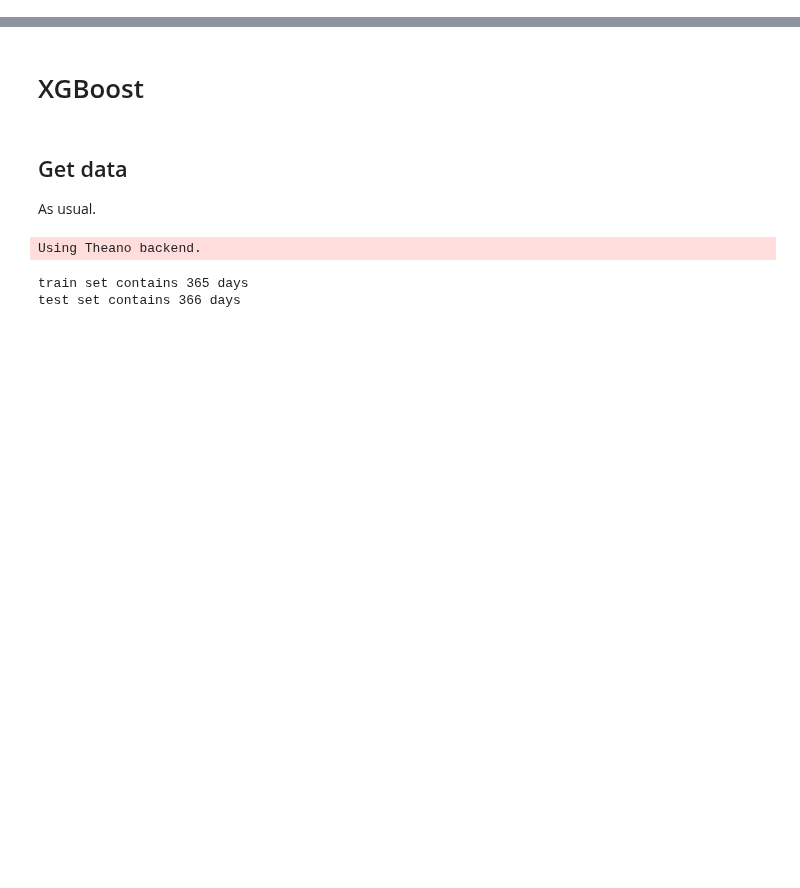
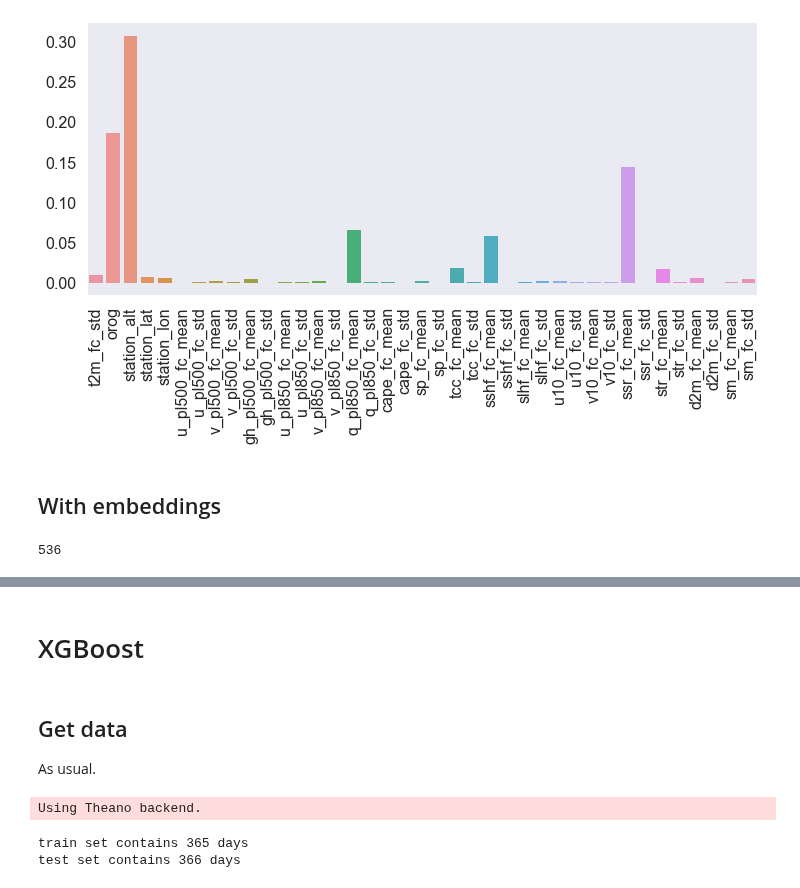
Before and after one commit to slerch/ppnn, a Jupyter notebook: nn_postprocessing/notebooks/feature_importance.ipynb, the cells around one changed output, grey strips where cells are left out. Saved outputs shown, nothing was run; the diff lists cells and outputs as text; code cells hidden in the pictures; blank space fills up the shorter version.

```diff
--- a/nn_postprocessing/notebooks/feature_importance.ipynb
+++ b/nn_postprocessing/notebooks/feature_importance.ipynb
@@ -3,0 +130,14 @@
+# %%
+fig, ax = plt.subplots(figsize=(12, 5))
+sns.barplot(y=imp[1:], x=aux_test_set.feature_names[1:], ax=ax)
+plt.xticks(rotation=90);
+# %% [output]
+[figure, added]
+# %% [markdown]
+## With embeddings
+# %%
+emb_size = 2
+max_id = int(np.max([aux_train_set.cont_ids.max(), aux_test_set.cont_ids.max()]))
+max_id
+# %% [output]
+536
```
Also changed, not shown: parts of 31 cells of this notebook, 1 other file.
